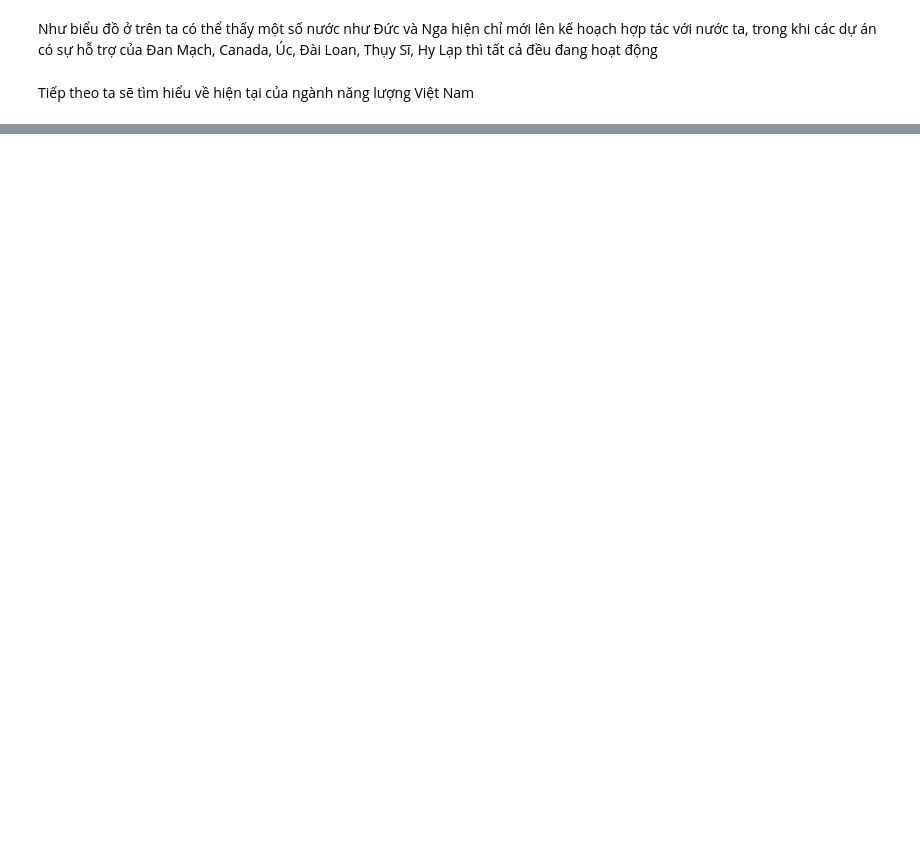
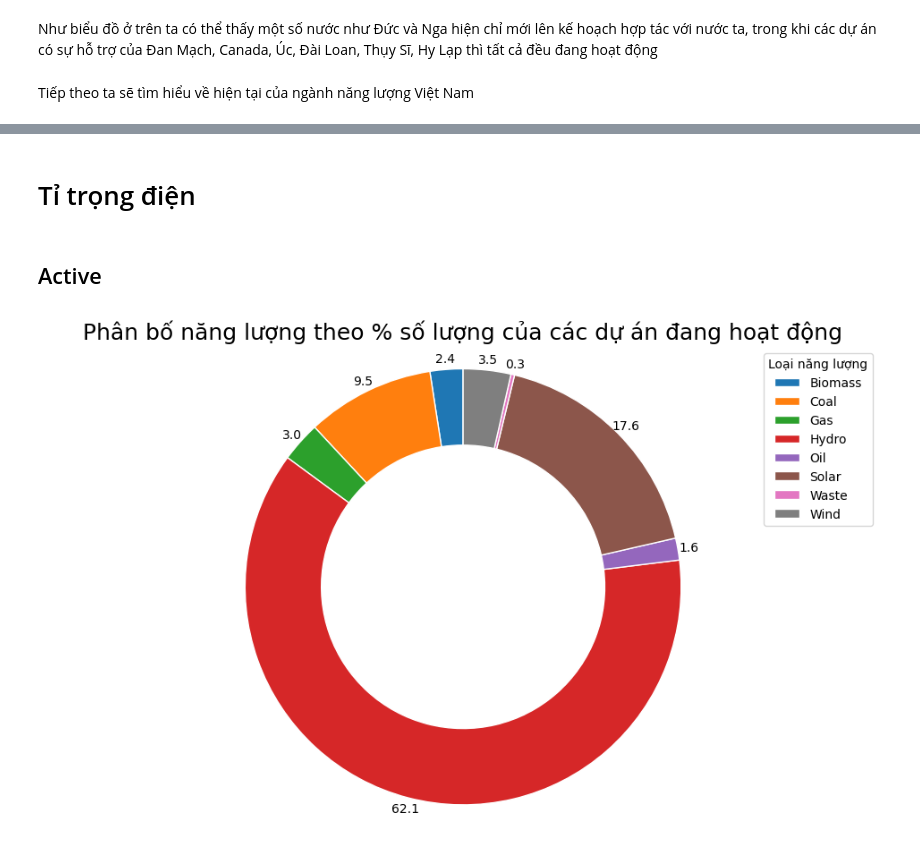
Before and after one commit to JustKidding2K/P4DS_FinalProject, a Jupyter notebook: Source.ipynb, the cells around one changed output, grey strips where cells are left out. Drawn from its saved outputs; the diff is of its cells as text; code cells hidden in the pictures; blank space fills up the shorter version.

Commit message:
Subtype share

```diff
--- a/Source.ipynb
+++ b/Source.ipynb
@@ -544,0 +529,21 @@ future=df[(df['Current Status']=='Planned')|(df['Current Status']=='Under Constr
+# %% [markdown]
+# Tỉ trọng điện
+# %% [markdown]
+## Active
+# %%
+active_now=df[df['Current Status']=='Operational']
+# %%
+active_count=active_now.groupby('Subtype').count()['Project Name']
+# %%
+labels = active_count.index
+sizes = active_count.values
+#explode = (0, 0.1, 0, 0)  # only "explode" the 2nd slice (i.e. 'Hogs')
+size = 0.35
+fig1, ax1 = plt.subplots(figsize=(12,7))
+ax1.pie(sizes,  labels=labels, autopct='%1.1f',startangle=90,labeldistance=None,pctdistance=1.05,wedgeprops=dict(width=size, edgecolor='w'))
+ax1.axis('equal')  # Equal aspect ratio ensures that pie is drawn as a circle.
+ax1.legend(labels,title='Loại năng lượng')
+ax1.set_title('Phân bố năng lượng theo % số lượng của các dự án đang hoạt động',fontsize=18)
+plt.show()
+# %% [output]
+[figure, added]
```
Also changed, not shown: parts of 13 cells of this notebook, 2 other files.
